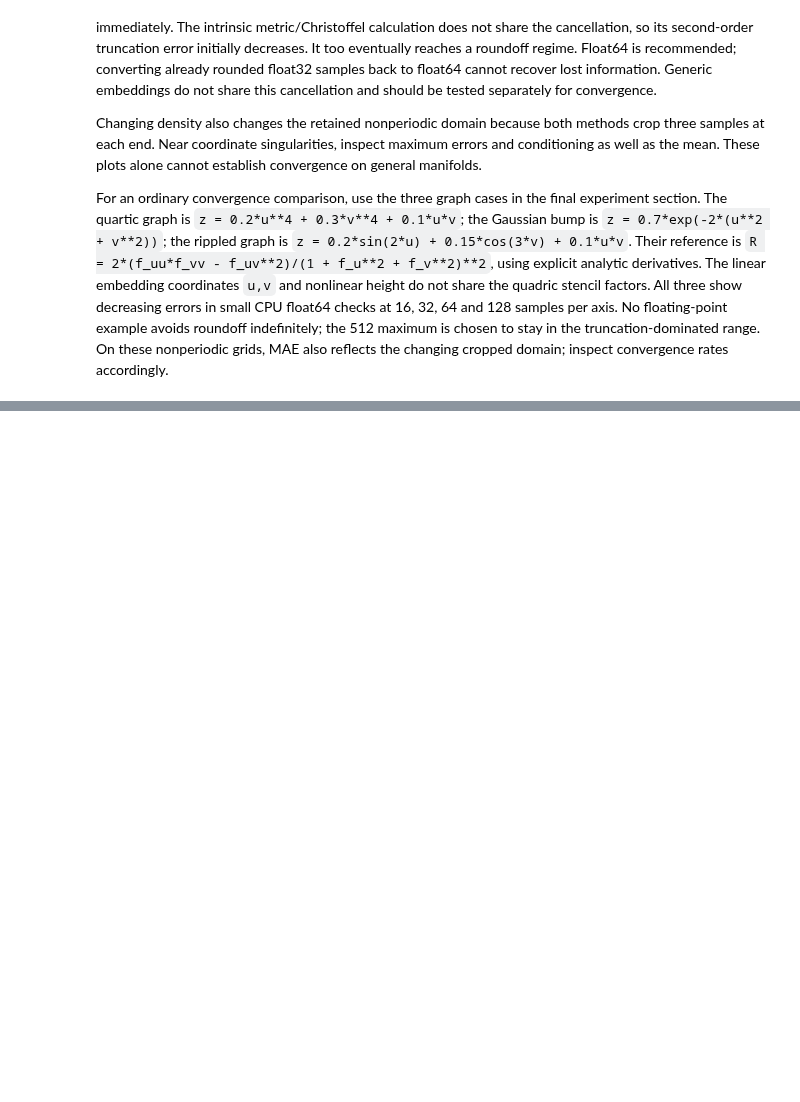
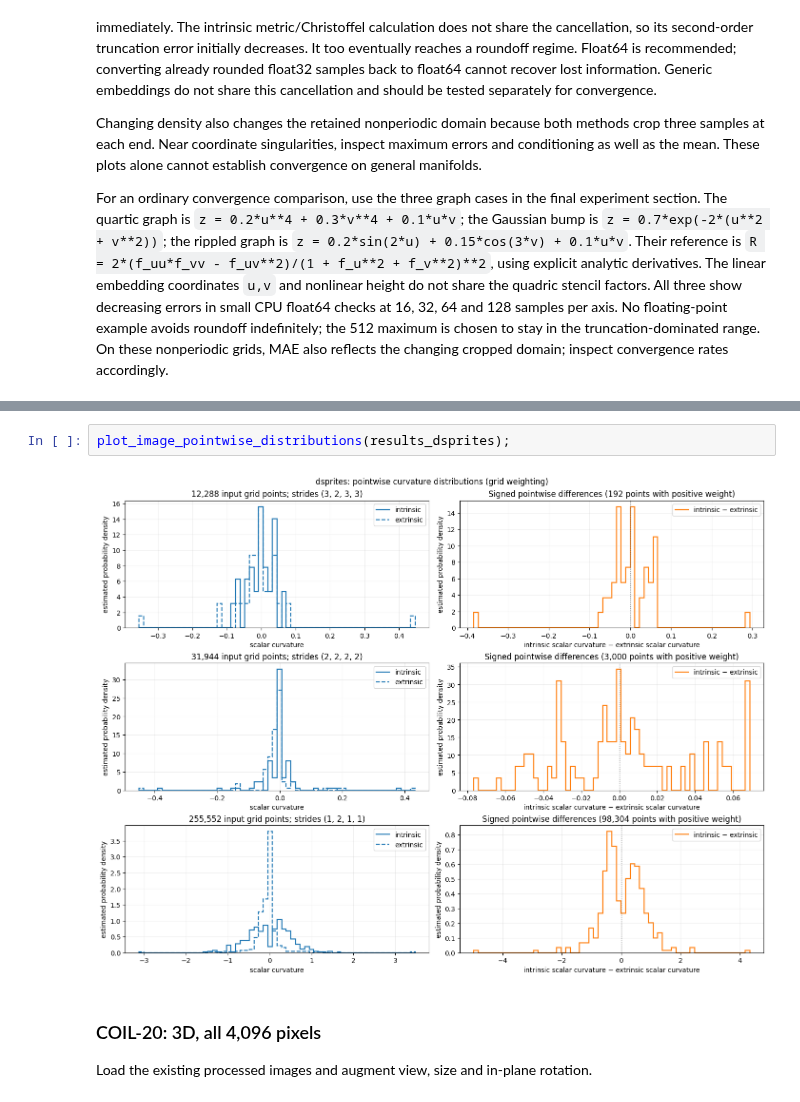
Before and after one commit to koulakis/manifold-microscope, a Jupyter notebook: notebooks/datasets_and_measures/intrinsic_extrinsic_curvature_comparison.ipynb, the cells around one changed output, grey strips where cells are left out. Drawn from its saved outputs; the diff is of its cells as text; blank space fills up the shorter version.

```diff
--- a/notebooks/datasets_and_measures/intrinsic_extrinsic_curvature_comparison.ipynb
+++ b/notebooks/datasets_and_measures/intrinsic_extrinsic_curvature_comparison.ipynb
@@ -271,0 +595,8 @@ For an ordinary convergence comparison, use the three graph cases in the final e
+# %%
+plot_image_pointwise_distributions(results_dsprites);
+# %% [output]
+[figure, added]
+# %% [markdown]
+### COIL-20: 3D, all 4,096 pixels
+
+Load the existing processed images and augment view, size and in-plane rotation.
```
Also changed, not shown: parts of 17 cells of this notebook.
